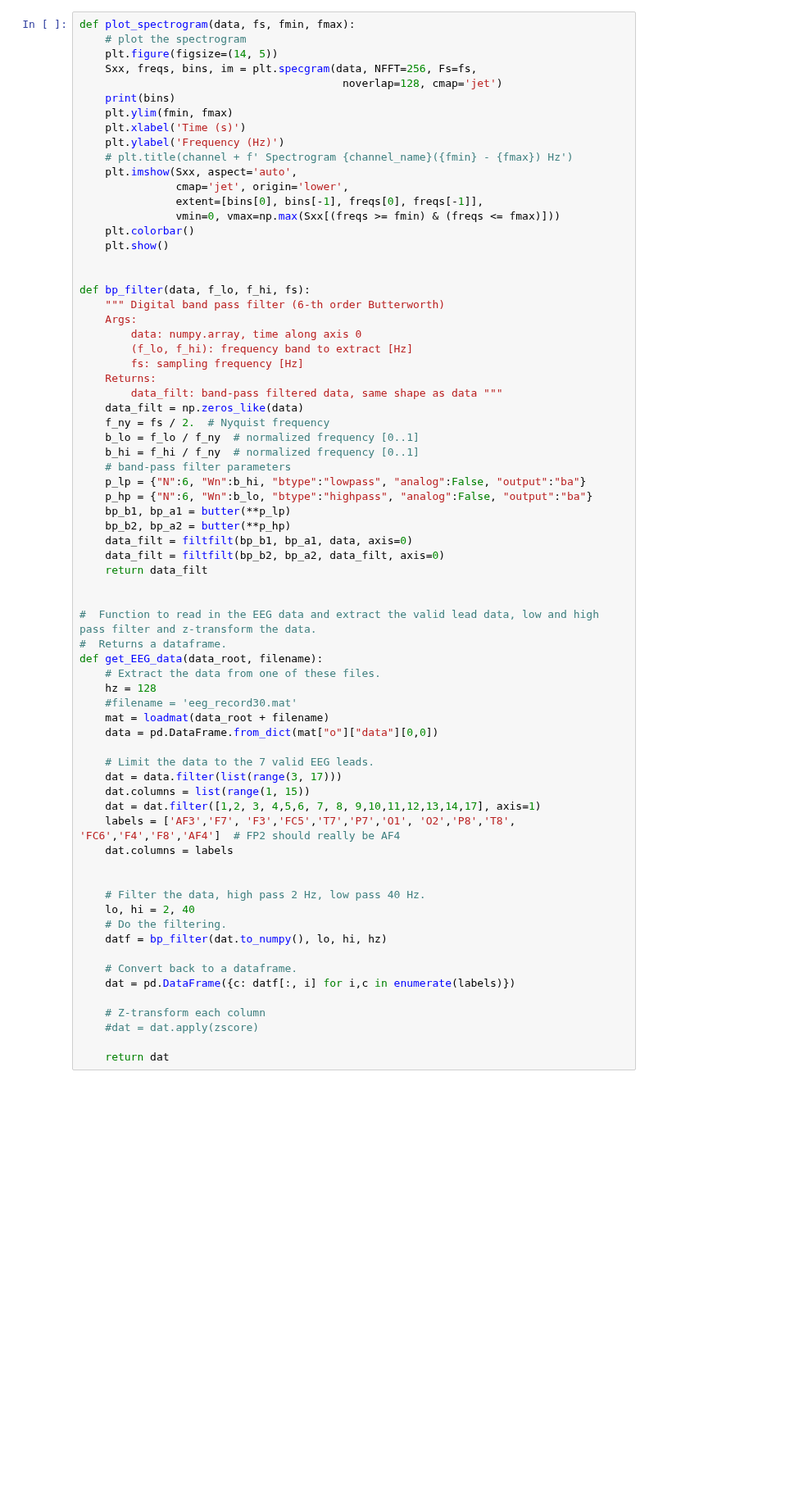
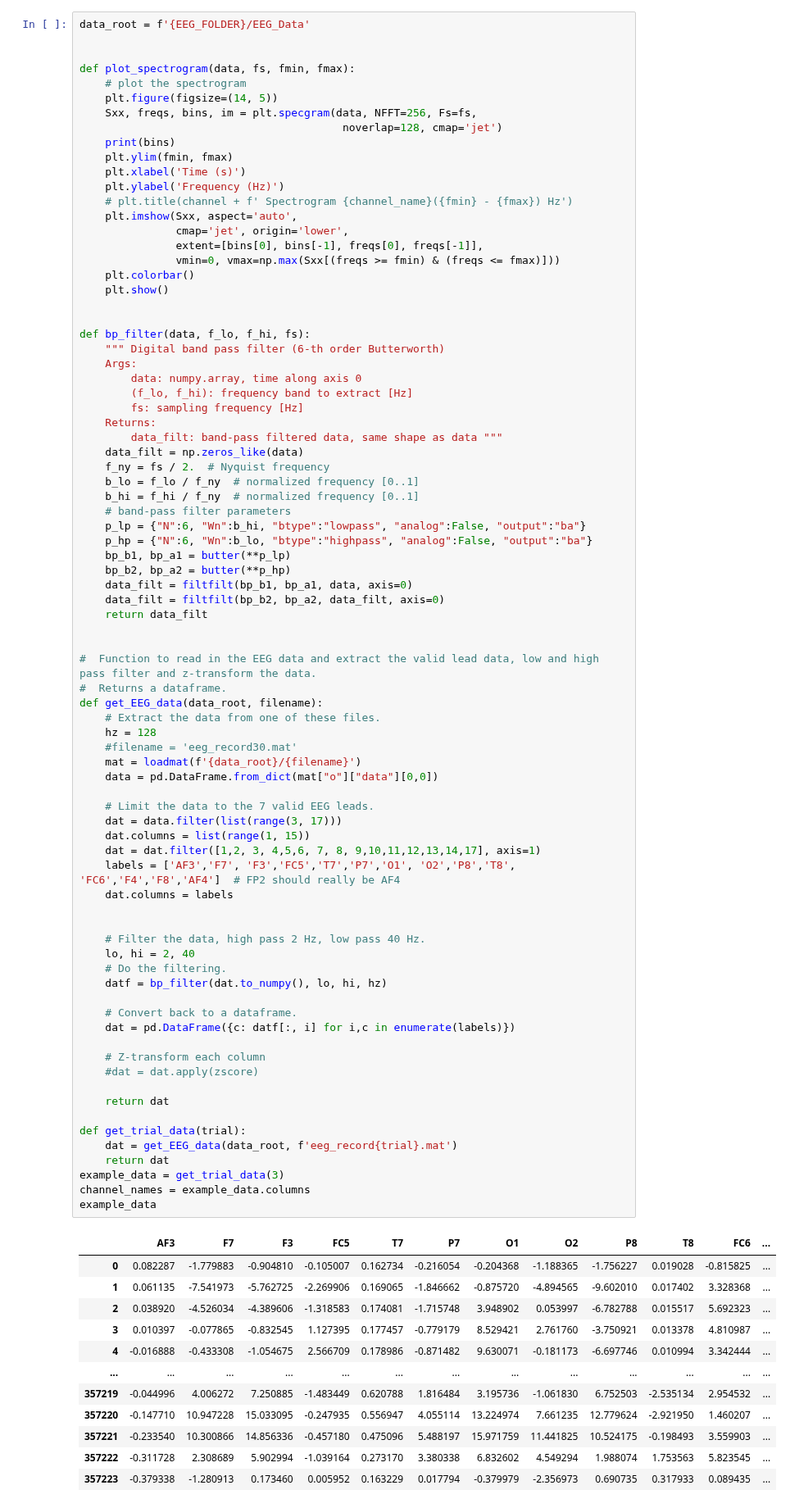
Before and after one commit to yakir4123/SNN-SCTN, a Jupyter notebook: scripts/mental_attention_state_detection.ipynb, the cells around one changed output. Shown at 82% size. Cells and saved outputs as stored; diff of their text form; blank space fills up the shorter version.

```diff
--- a/scripts/mental_attention_state_detection.ipynb
+++ b/scripts/mental_attention_state_detection.ipynb
@@ -11,4 +148,7 @@ import matplotlib.pyplot as plt
 # %%
+data_root = f'{EEG_FOLDER}/EEG_Data'
+
+
 def plot_spectrogram(data, fs, fmin, fmax):
     # plot the spectrogram
     plt.figure(figsize=(14, 5))
@@ -50,31 +190,51 @@ def bp_filter(data, f_lo, f_hi, fs):
 
 
 #  Function to read in the EEG data and extract the valid lead data, low and high pass filter and z-transform the data.
 #  Returns a dataframe.
 def get_EEG_data(data_root, filename):
     # Extract the data from one of these files.
     hz = 128
     #filename = 'eeg_record30.mat'
-    mat = loadmat(data_root + filename)
+    mat = loadmat(f'{data_root}/{filename}')
     data = pd.DataFrame.from_dict(mat["o"]["data"][0,0])
 
     # Limit the data to the 7 valid EEG leads.
     dat = data.filter(list(range(3, 17)))
     dat.columns = list(range(1, 15))
     dat = dat.filter([1,2, 3, 4,5,6, 7, 8, 9,10,11,12,13,14,17], axis=1)
     labels = ['AF3','F7', 'F3','FC5','T7','P7','O1', 'O2','P8','T8', 'FC6','F4','F8','AF4']  # FP2 should really be AF4
     dat.columns = labels
 
 
     # Filter the data, high pass 2 Hz, low pass 40 Hz.
     lo, hi = 2, 40
     # Do the filtering.
     datf = bp_filter(dat.to_numpy(), lo, hi, hz)
 
     # Convert back to a dataframe.
     dat = pd.DataFrame({c: datf[:, i] for i,c in enumerate(labels)})
 
     # Z-transform each column
     #dat = dat.apply(zscore)
 
     return dat
+
+def get_trial_data(trial):
+    dat = get_EEG_data(data_root, f'eeg_record{trial}.mat')
+    return dat
+example_data = get_trial_data(3)
+channel_names = example_data.columns
+example_data
+# %% [output]
+|  | AF3 | F7 | F3 | FC5 | T7 | P7 | O1 | O2 | P8 | T8 | FC6 | ... |
+| 0 | 0.082287 | -1.779883 | -0.904810 | -0.105007 | 0.162734 | -0.216054 | -0.204368 | -1.188365 | -1.756227 | 0.019028 | -0.815825 | ... |
+| 1 | 0.061135 | -7.541973 | -5.762725 | -2.269906 | 0.169065 | -1.846662 | -0.875720 | -4.894565 | -9.602010 | 0.017402 | 3.328368 | ... |
+| 2 | 0.038920 | -4.526034 | -4.389606 | -1.318583 | 0.174081 | -1.715748 | 3.948902 | 0.053997 | -6.782788 | 0.015517 | 5.692323 | ... |
+| 3 | 0.010397 | -0.077865 | -0.832545 | 1.127395 | 0.177457 | -0.779179 | 8.529421 | 2.761760 | -3.750921 | 0.013378 | 4.810987 | ... |
+| 4 | -0.016888 | -0.433308 | -1.054675 | 2.566709 | 0.178986 | -0.871482 | 9.630071 | -0.181173 | -6.697746 | 0.010994 | 3.342444 | ... |
+| ... | ... | ... | ... | ... | ... | ... | ... | ... | ... | ... | ... | ... |
+| 357219 | -0.044996 | 4.006272 | 7.250885 | -1.483449 | 0.620788 | 1.816484 | 3.195736 | -1.061830 | 6.752503 | -2.535134 | 2.954532 | ... |
+| 357220 | -0.147710 | 10.947228 | 15.033095 | -0.247935 | 0.556947 | 4.055114 | 13.224974 | 7.661235 | 12.779624 | -2.921950 | 1.460207 | ... |
+| 357221 | -0.233540 | 10.300866 | 14.856336 | -0.457180 | 0.475096 | 5.488197 | 15.971759 | 11.441825 | 10.524175 | -0.198493 | 3.559903 | ... |
+| 357222 | -0.311728 | 2.308689 | 5.902994 | -1.039164 | 0.273170 | 3.380338 | 6.832602 | 4.549294 | 1.988074 | 1.753563 | 5.823545 | ... |
+| 357223 | -0.379338 | -1.280913 | 0.173460 | 0.005952 | 0.163229 | 0.017794 | -0.379979 | -2.356973 | 0.690735 | 0.317933 | 0.089435 | ... |
```
Also changed, not shown: parts of 19 cells of this notebook, 1 other file.
